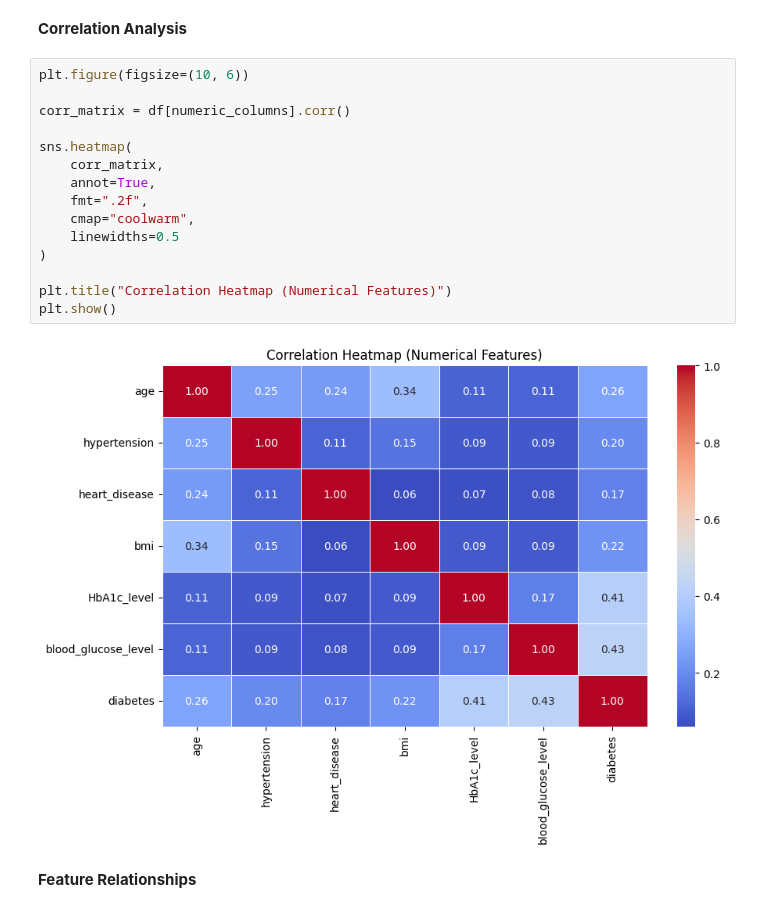
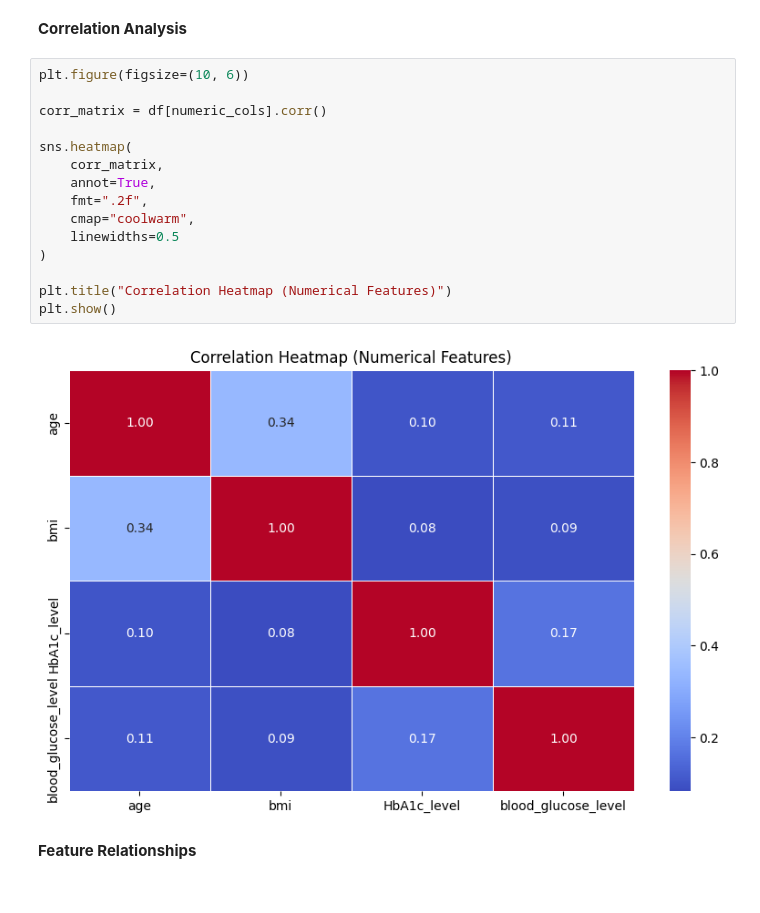
Before and after one commit to mohamedelziat50/Diabetes-Disease-Classification-MIU, a Jupyter notebook: Diabetes_Classification.ipynb, the cells around one changed output. Saved outputs shown, nothing was run; the diff lists cells and outputs as text.

```diff
--- a/Diabetes_Classification.ipynb
+++ b/Diabetes_Classification.ipynb
@@ -135,20 +135,20 @@ for col in numeric_cols:
 # %%
 plt.figure(figsize=(10, 6))
 
-corr_matrix = df[numeric_columns].corr()
+corr_matrix = df[numeric_cols].corr()
 
 sns.heatmap(
     corr_matrix,
     annot=True,
     fmt=".2f",
     cmap="coolwarm",
     linewidths=0.5
 )
 
 plt.title("Correlation Heatmap (Numerical Features)")
 plt.show()
 # %% [output]
-[figure, old version]
+[figure, new version]
 # %% [markdown]
 **Feature Relationships**
 # %%
```
Also changed, not shown: parts of 33 cells of this notebook.
